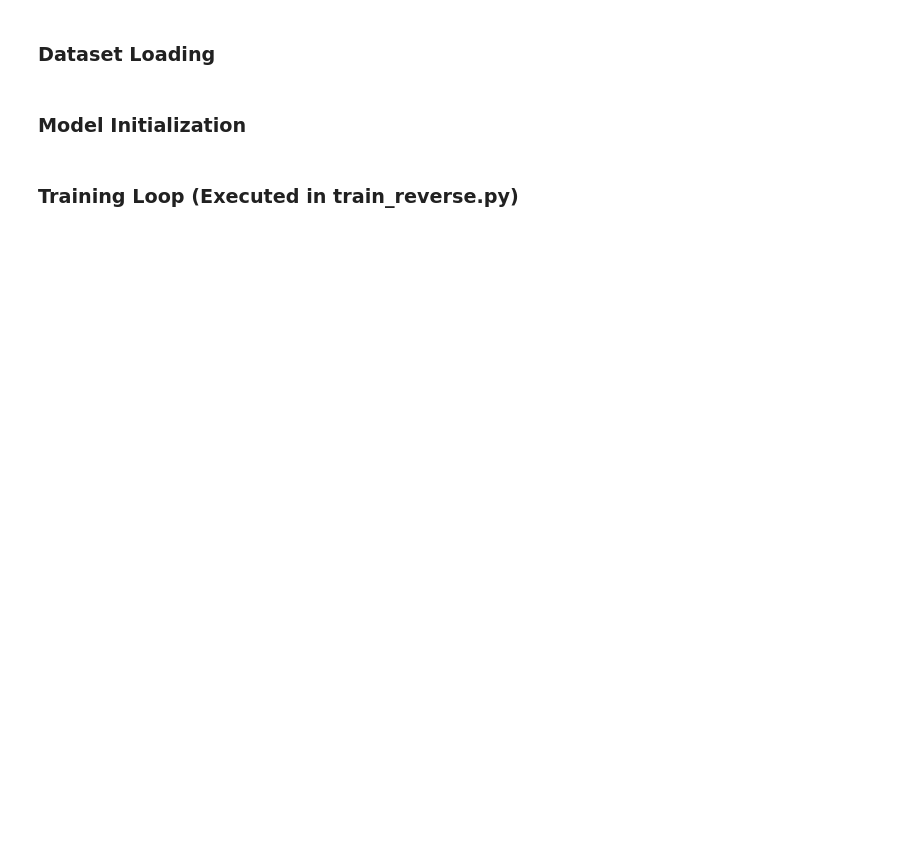
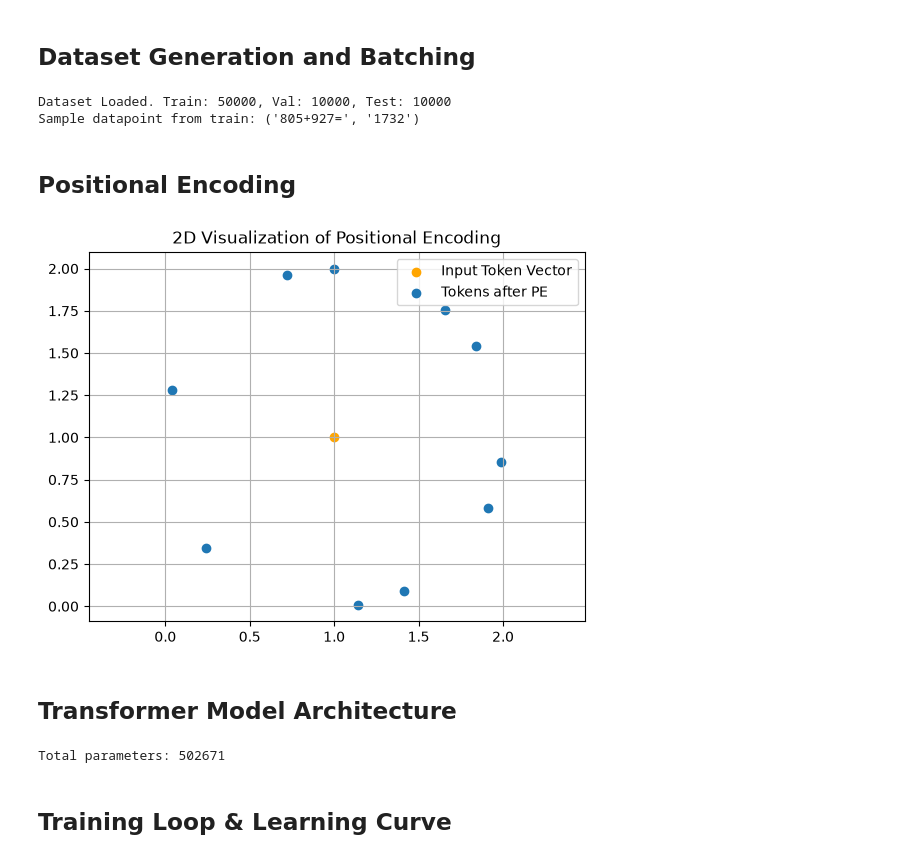
Before and after one commit to tritinvo18/extending_llm, a Jupyter notebook: LLMReverse.ipynb, the cells around one changed output. Saved outputs shown, nothing was run; the diff lists cells and outputs as text; code cells hidden in the pictures; blank space fills up the shorter version.

```diff
--- a/LLMReverse.ipynb
+++ b/LLMReverse.ipynb
@@ -16,2 +47,2 @@ tokenizer = character_level_tokenizer()
 # %% [markdown]
-### Dataset Loading
+## Dataset Generation and Batching
@@ -18,9 +77,47 @@ tokenizer = character_level_tokenizer()
 # %%
-with open("dataset.pkl", "rb") as f:
+with open("assets/dataset.pkl", "rb") as f:
     dataset = pickle.load(f)
 
 data_train = dataset["train"]
 data_val = dataset["val"]
 data_test = dataset["test"]
+
+print(f"Dataset Loaded. Train: {len(data_train)}, Val: {len(data_val)}, Test: {len(data_test)}")
+print("Sample datapoint from train:", data_train[0])
+# %% [output]
+Dataset Loaded. Train: 50000, Val: 10000, Test: 10000
+Sample datapoint from train: ('805+927=', '1732')
+# %% [markdown]
+## Positional Encoding
+# %%
+class PositionalEncoding(nn.Module):
+    def __init__(self, d_model, dropout=0.1, max_len=5000):
+        super(PositionalEncoding, self).__init__()
+        self.dropout = nn.Dropout(p=dropout)
+        pe = torch.zeros(max_len, d_model)
+        position = torch.arange(0, max_len, dtype=torch.float).unsqueeze(1)
+        div_term = torch.exp((torch.arange(0, d_model, 2).float() / d_model) * (-math.log(1e4)))
+        pe[:, 0::2] = torch.sin(position * div_term)
+        pe[:, 1::2] = torch.cos(position * div_term)
+        pe = pe.unsqueeze(0).transpose(0, 1)
+        self.register_buffer('pe', pe)
+
+    def forward(self, x):
+        x = x + self.pe[:x.size(0)]
+        return self.dropout(x)
+# %%
+pe_module = PositionalEncoding(d_model=2, dropout=0)
+dummy_seq = torch.ones((10, 1, 2))
+encoded_seq = pe_module(dummy_seq)
+
+plt.scatter(1, 1, c='orange', label='Input Token Vector')
+plt.scatter(encoded_seq[:, 0, 0], encoded_seq[:, 0, 1], label='Tokens after PE')
+plt.title("2D Visualization of Positional Encoding")
+plt.axis('equal')
+plt.grid(True)
+plt.legend()
+plt.show()
+# %% [output]
+[figure, added]
 # %% [markdown]
-### Model Initialization
+## Transformer Model Architecture
@@ -27,6 +186,9 @@ data_test = dataset["test"]
 # %%
+device = torch.device("cuda" if torch.cuda.is_available() else "cpu")
 model = TransformerModel(ntoken=tokenizer.ntokens, ninp=128, nhead=16, nhid=64, nlayers=6).to(device)
-criterion = nn.CrossEntropyLoss(ignore_index=tokenizer.token_to_id['[PAD]'])
-optimizer = torch.optim.Adam(model.parameters(), lr=0.001)
+Nparams = sum(p.numel() for p in model.parameters())
+print(f'Total parameters: {Nparams}')
+# %% [output]
+Total parameters: 502671
 # %% [markdown]
-### Training Loop (Executed in train_reverse.py)
+## Training Loop & Learning Curve
```
Also changed, not shown: parts of 12 cells of this notebook, 22 other files.
